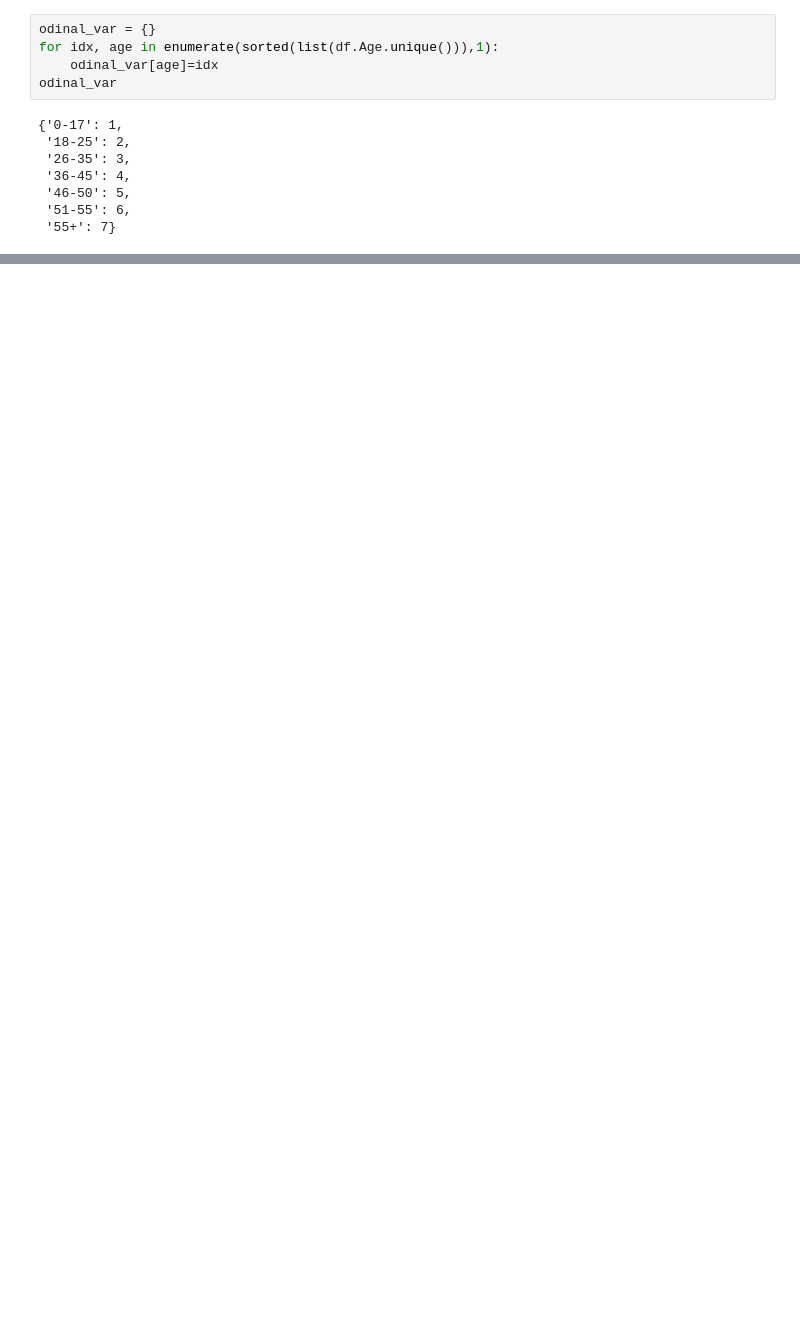
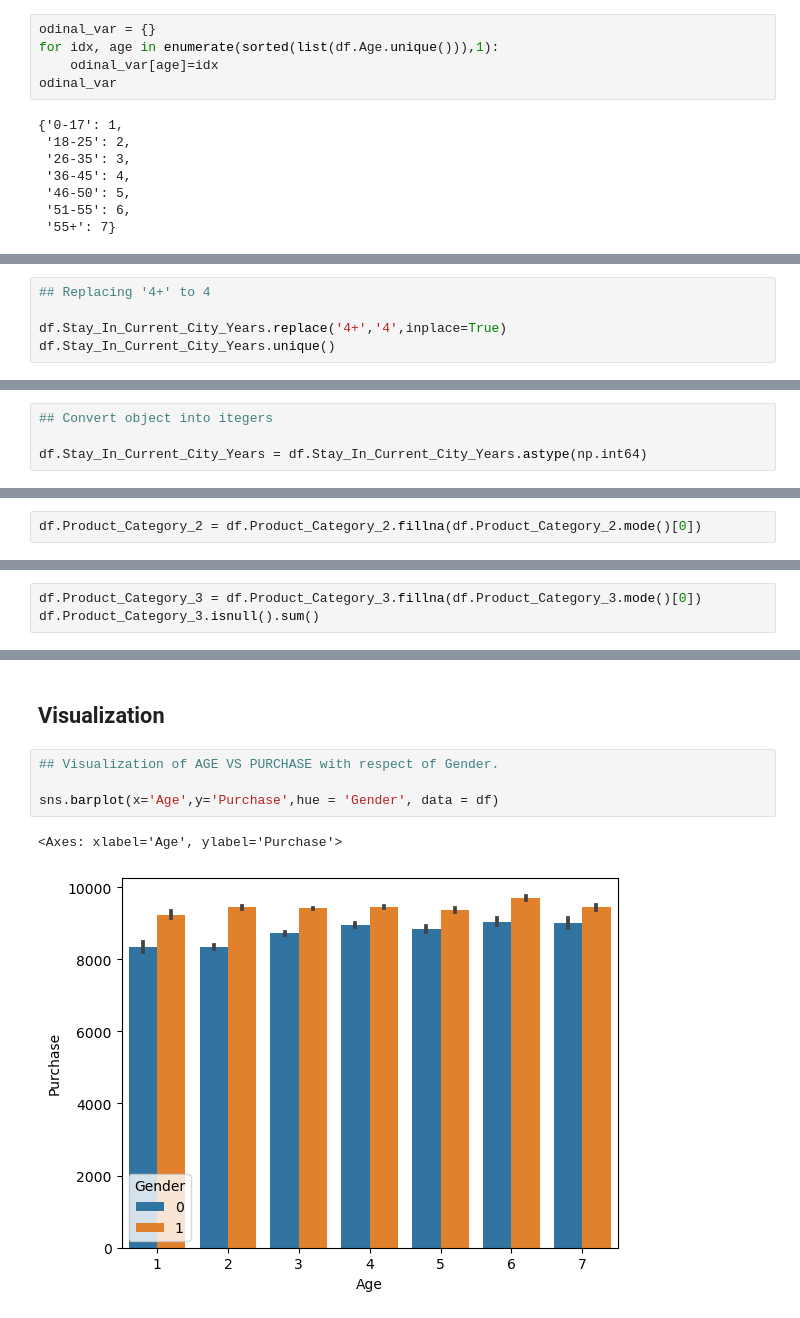
Before and after one commit to ndangol4873/EDA_Feature_Engineering, a Jupyter notebook: Blackf_friday.ipynb, the cells around one changed output, grey strips where cells are left out. Drawn from its saved outputs; the diff is of its cells as text; blank space fills up the shorter version.

```diff
--- a/Blackf_friday.ipynb
+++ b/Blackf_friday.ipynb
@@ -215,0 +257,5 @@ array([0, 6, 2, 4, 5, 3, 1])
+# %%
+## Replacing '4+' to 4
+
+df.Stay_In_Current_City_Years.replace('4+','4',inplace=True)
+df.Stay_In_Current_City_Years.unique()
@@ -215,0 +264,4 @@ array([0, 6, 2, 4, 5, 3, 1])
+# %%
+## Convert object into itegers
+
+df.Stay_In_Current_City_Years = df.Stay_In_Current_City_Years.astype(np.int64)
@@ -215,0 +343,2 @@ array([0, 6, 2, 4, 5, 3, 1])
+# %%
+df.Product_Category_2 = df.Product_Category_2.fillna(df.Product_Category_2.mode()[0])
@@ -215,0 +379,3 @@ array([0, 6, 2, 4, 5, 3, 1])
+# %%
+df.Product_Category_3 = df.Product_Category_3.fillna(df.Product_Category_3.mode()[0])
+df.Product_Category_3.isnull().sum()
@@ -215,0 +406,9 @@ array([0, 6, 2, 4, 5, 3, 1])
+# %% [markdown]
+## Visualization
+# %%
+## Visualization of AGE VS PURCHASE with respect of Gender.
+
+sns.barplot(x='Age',y='Purchase',hue = 'Gender', data = df)
+# %% [output]
+<Axes: xlabel='Age', ylabel='Purchase'>
+[figure, added]
```
Also changed, not shown: parts of 47 cells of this notebook.
